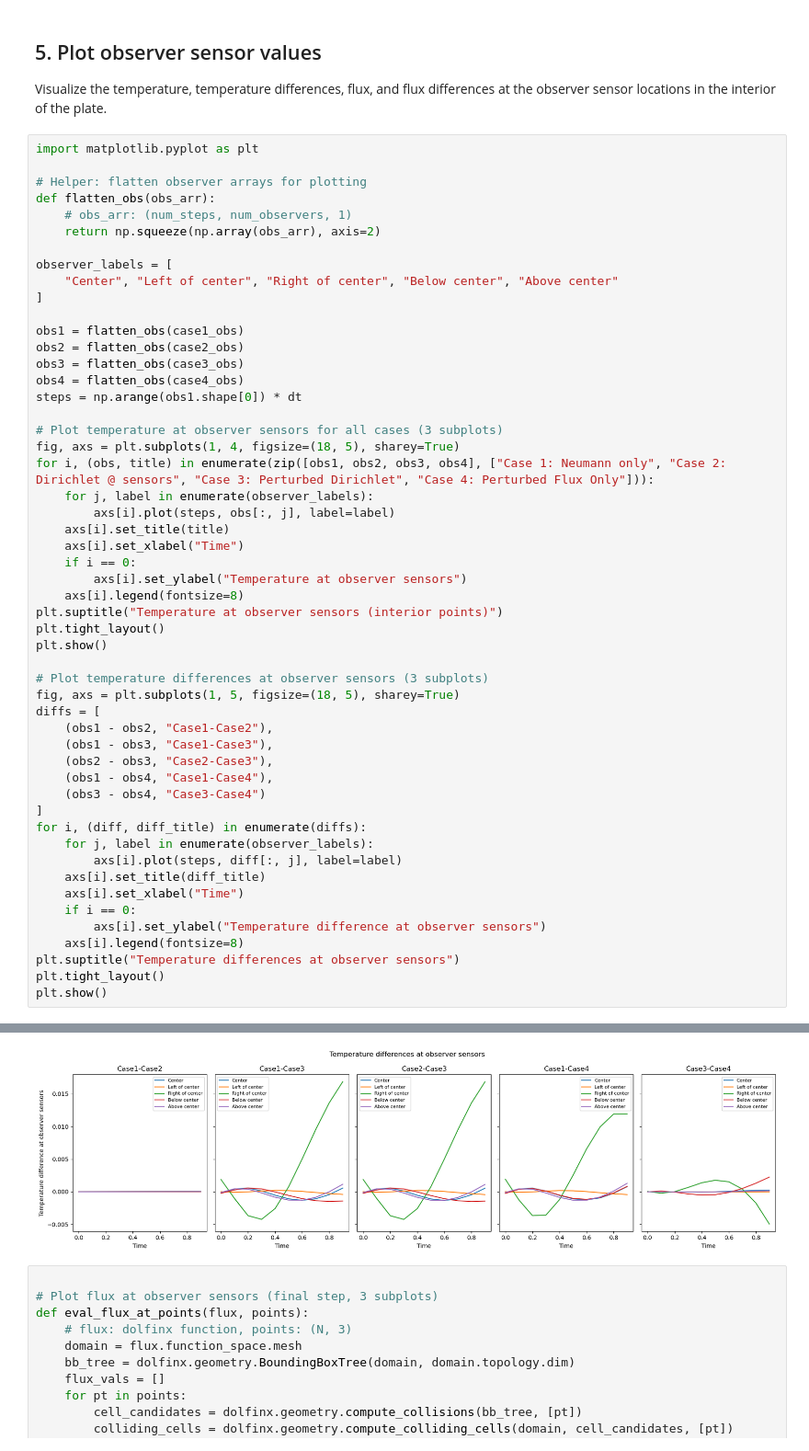
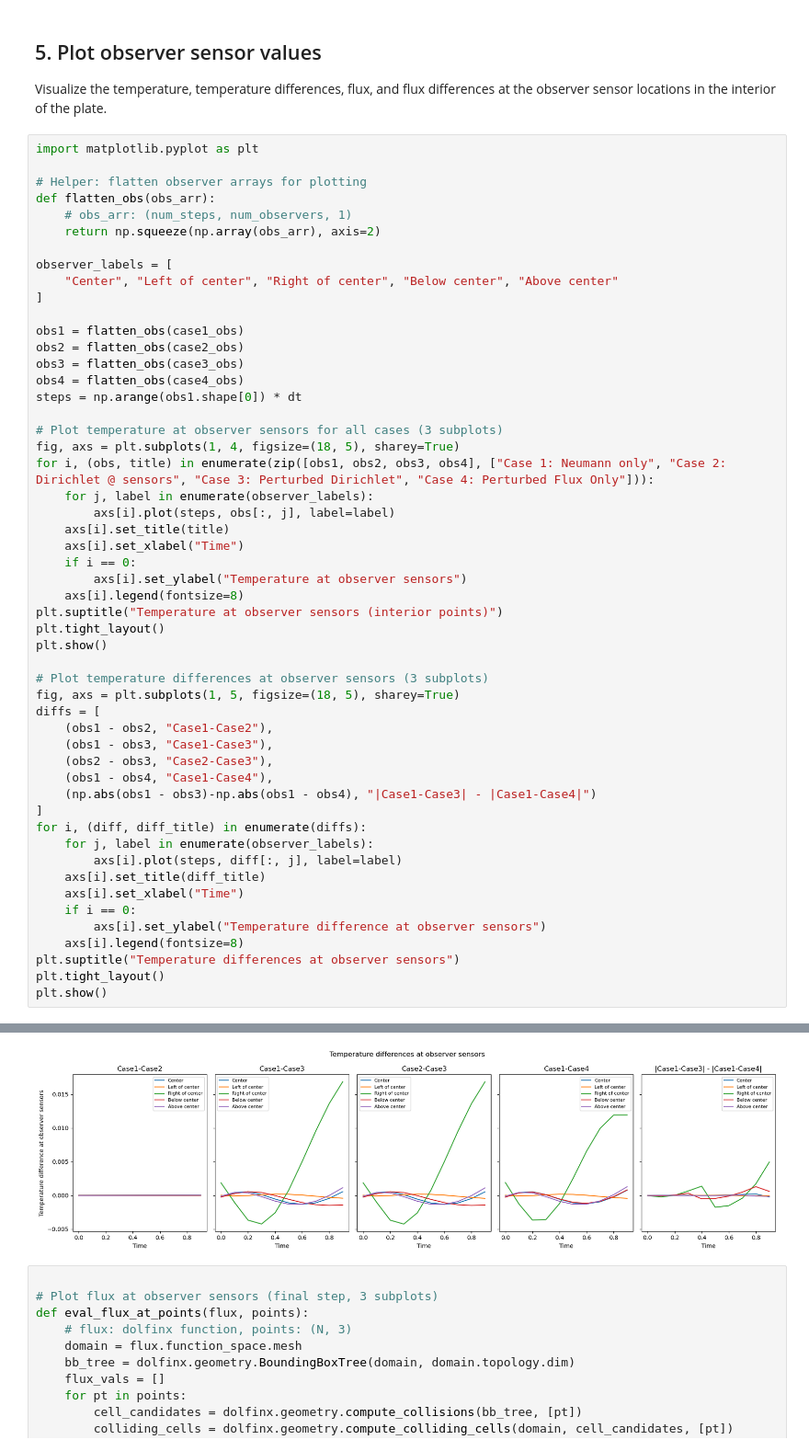
Before and after one commit to danielandresarcones/j4nfdi-dolfinx-ihcp, a Jupyter notebook: notebooks/inner_residuals.ipynb, the cells around one changed output, grey strips where cells are left out. Shown at 92% size. Saved outputs shown, nothing was run; the diff lists cells and outputs as text.

Commit message:
Updated 5th plot observator sensors

```diff
--- a/notebooks/inner_residuals.ipynb
+++ b/notebooks/inner_residuals.ipynb
@@ -524,35 +524,35 @@ for i, (obs, title) in enumerate(zip([obs1, obs2, obs3, obs4], ["Case 1: Neumann
     axs[i].set_title(title)
     axs[i].set_xlabel("Time")
     if i == 0:
         axs[i].set_ylabel("Temperature at observer sensors")
     axs[i].legend(fontsize=8)
 plt.suptitle("Temperature at observer sensors (interior points)")
 plt.tight_layout()
 plt.show()
 
 # Plot temperature differences at observer sensors (3 subplots)
 fig, axs = plt.subplots(1, 5, figsize=(18, 5), sharey=True)
 diffs = [
     (obs1 - obs2, "Case1-Case2"),
     (obs1 - obs3, "Case1-Case3"),
     (obs2 - obs3, "Case2-Case3"),
     (obs1 - obs4, "Case1-Case4"),
-    (obs3 - obs4, "Case3-Case4")
+    (np.abs(obs1 - obs3)-np.abs(obs1 - obs4), "|Case1-Case3| - |Case1-Case4|")
 ]
 for i, (diff, diff_title) in enumerate(diffs):
     for j, label in enumerate(observer_labels):
         axs[i].plot(steps, diff[:, j], label=label)
     axs[i].set_title(diff_title)
     axs[i].set_xlabel("Time")
     if i == 0:
         axs[i].set_ylabel("Temperature difference at observer sensors")
     axs[i].legend(fontsize=8)
 plt.suptitle("Temperature differences at observer sensors")
 plt.tight_layout()
 plt.show()
 # %% [output]
 [figure]
-[figure, old version]
+[figure, new version]
 # %%
 
 # Plot flux at observer sensors (final step, 3 subplots)
```
